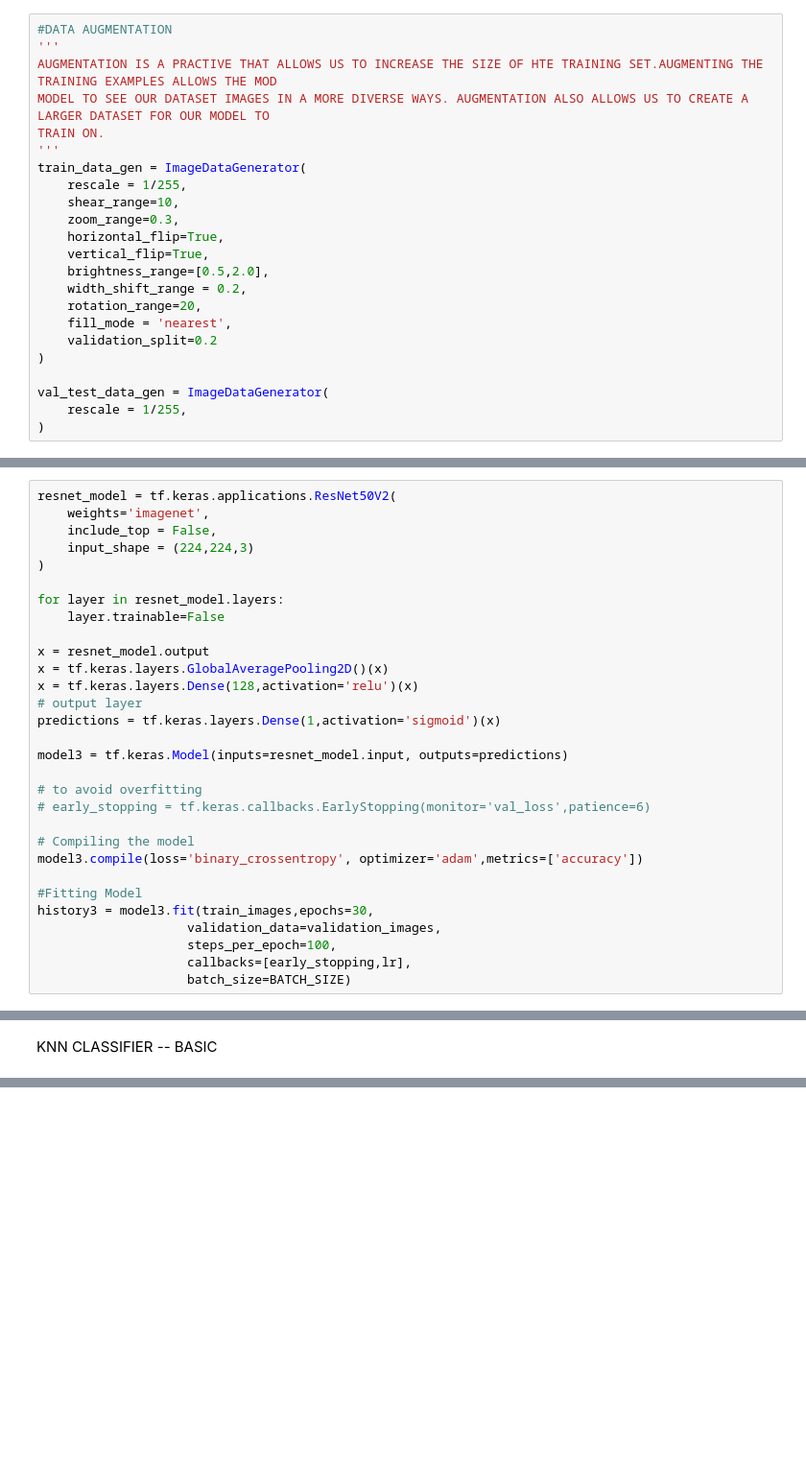
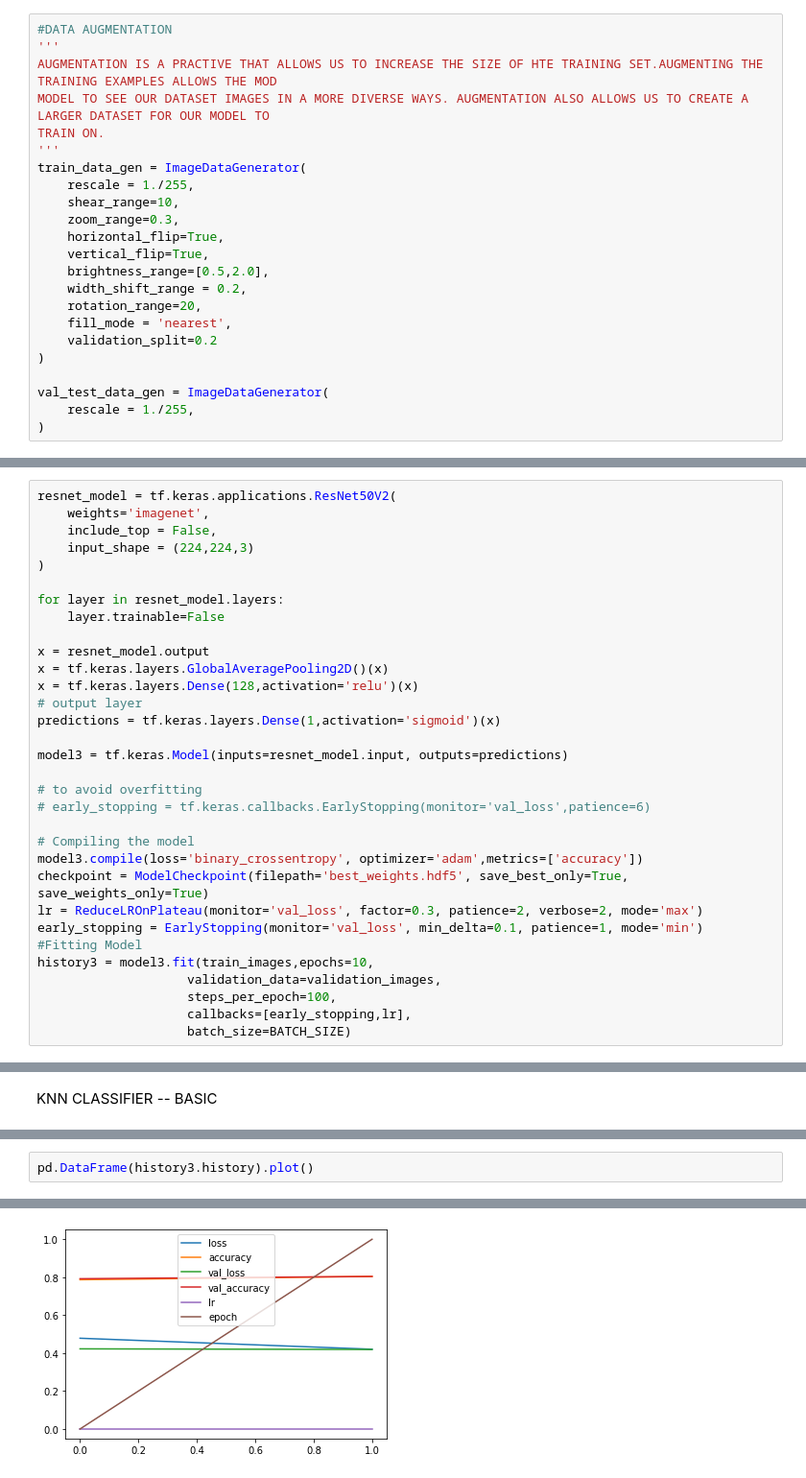
Before and after one commit to thoth2357/Pneumonia-detection-Transfer-And-NonTransfer-Learning-Models, a Jupyter notebook: main.ipynb, the cells around one changed output, grey strips where cells are left out. Shown at 96% size. Cells and saved outputs as stored; diff of their text form; blank space fills up the shorter version.

```diff
--- a/main.ipynb
+++ b/main.ipynb
@@ -127,7 +108,7 @@ MODEL TO SEE OUR DATASET IMAGES IN A MORE DIVERSE WAYS. AUGMENTATION ALSO ALLOWS
 TRAIN ON.
 '''
 train_data_gen = ImageDataGenerator(
-    rescale = 1/255,
+    rescale = 1./255,
     shear_range=10,
     zoom_range=0.3,
     horizontal_flip=True,
@@ -140,7 +121,7 @@ train_data_gen = ImageDataGenerator(
 )
 
 val_test_data_gen = ImageDataGenerator(
-    rescale = 1/255,
+    rescale = 1./255,
 )
 # %%
 train_images = train_data_gen.flow_from_directory(
@@ -410,9 +420,11 @@ model3 = tf.keras.Model(inputs=resnet_model.input, outputs=predictions)
 
 # Compiling the model
 model3.compile(loss='binary_crossentropy', optimizer='adam',metrics=['accuracy'])
-
+checkpoint = ModelCheckpoint(filepath='best_weights.hdf5', save_best_only=True, save_weights_only=True)
+lr = ReduceLROnPlateau(monitor='val_loss', factor=0.3, patience=2, verbose=2, mode='max')
+early_stopping = EarlyStopping(monitor='val_loss', min_delta=0.1, patience=1, mode='min')
 #Fitting Model
-history3 = model3.fit(train_images,epochs=30,
+history3 = model3.fit(train_images,epochs=10,
                     validation_data=validation_images,
                     steps_per_epoch=100,
                     callbacks=[early_stopping,lr],
@@ -454,0 +582,3 @@ TypeError: fit() missing 1 required positional argument: 'y'
+# %%
+pd.DataFrame(history3.history).plot()
+# %% [output]
@@ -454,0 +586 @@ TypeError: fit() missing 1 required positional argument: 'y'
+[figure, added]
```
Also changed, not shown: parts of 12 cells of this notebook, 4 other files.
